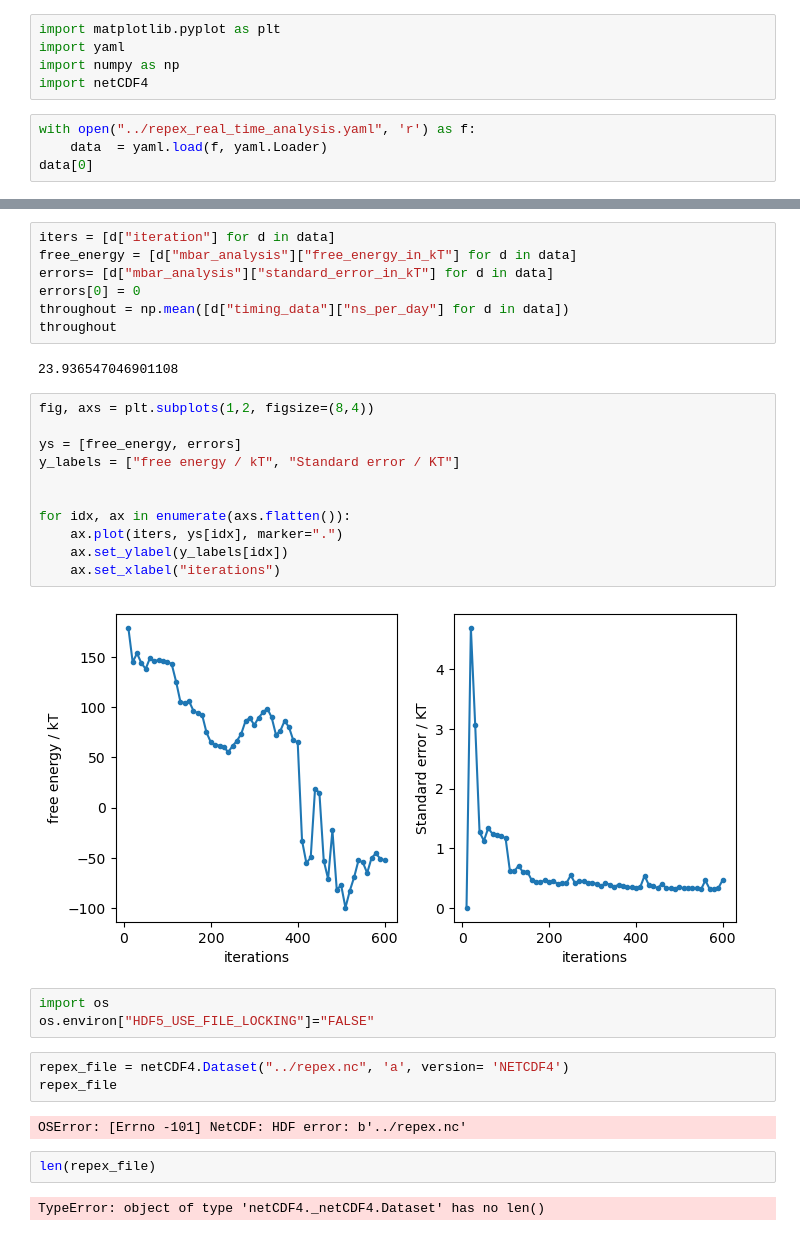
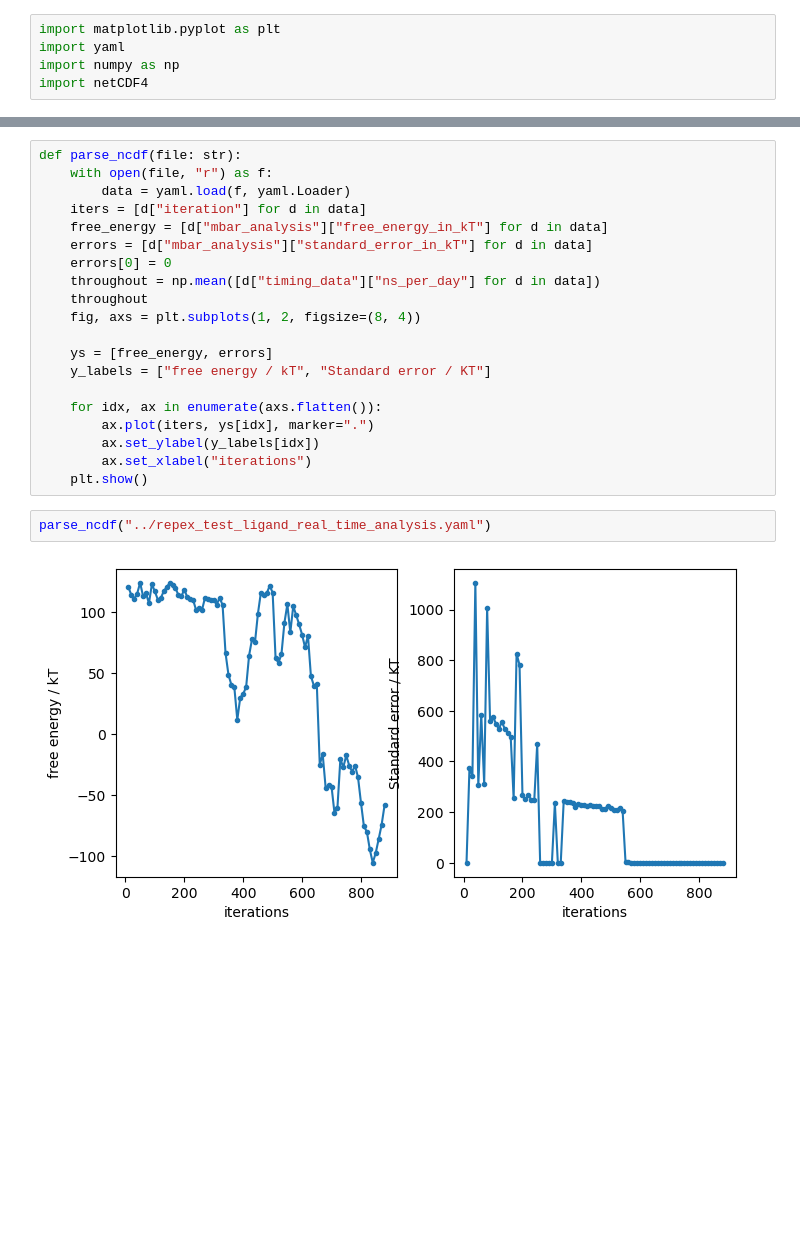
Before and after one commit to jharrymoore/mace, a Jupyter notebook: notebooks/analyse_replex.ipynb, the cells around one changed output, grey strips where cells are left out. Saved outputs shown, nothing was run; the diff lists cells and outputs as text; blank space fills up the shorter version.

Commit message:
update run_md, tidy up test files

```diff
--- a/notebooks/analyse_replex.ipynb
+++ b/notebooks/analyse_replex.ipynb
@@ -3,7 +3,3 @@ import matplotlib.pyplot as plt
 import yaml
 import numpy as np
 import netCDF4
-# %%
-with open("../repex_real_time_analysis.yaml", 'r') as f:
-    data  = yaml.load(f, yaml.Loader)
-data[0]
@@ -24,34 +6,24 @@ data[0]
 # %%
-iters = [d["iteration"] for d in data]
-free_energy = [d["mbar_analysis"]["free_energy_in_kT"] for d in data]
-errors= [d["mbar_analysis"]["standard_error_in_kT"] for d in data]
-errors[0] = 0
-throughout = np.mean([d["timing_data"]["ns_per_day"] for d in data])
-throughout
+def parse_ncdf(file: str):
+    with open(file, "r") as f:
+        data = yaml.load(f, yaml.Loader)
+    iters = [d["iteration"] for d in data]
+    free_energy = [d["mbar_analysis"]["free_energy_in_kT"] for d in data]
+    errors = [d["mbar_analysis"]["standard_error_in_kT"] for d in data]
+    errors[0] = 0
+    throughout = np.mean([d["timing_data"]["ns_per_day"] for d in data])
+    throughout
+    fig, axs = plt.subplots(1, 2, figsize=(8, 4))
+
+    ys = [free_energy, errors]
+    y_labels = ["free energy / kT", "Standard error / KT"]
+
+    for idx, ax in enumerate(axs.flatten()):
+        ax.plot(iters, ys[idx], marker=".")
+        ax.set_ylabel(y_labels[idx])
+        ax.set_xlabel("iterations")
+    plt.show()
-# %% [output]
-23.936547046901108
-# %%
-fig, axs = plt.subplots(1,2, figsize=(8,4))
-
-ys = [free_energy, errors]
-y_labels = ["free energy / kT", "Standard error / KT"]
-
-
-for idx, ax in enumerate(axs.flatten()):
-    ax.plot(iters, ys[idx], marker=".")
-    ax.set_ylabel(y_labels[idx])
-    ax.set_xlabel("iterations")
-# %% [output]
-[figure, removed]
-# %%
-import os
-os.environ["HDF5_USE_FILE_LOCKING"]="FALSE"
-# %%
-repex_file = netCDF4.Dataset("../repex.nc", 'a', version= 'NETCDF4')
-repex_file
-# %% [output]
-OSError: [Errno -101] NetCDF: HDF error: b'../repex.nc'
-# %%
-len(repex_file)
-# %% [output]
-TypeError: object of type 'netCDF4._netCDF4.Dataset' has no len()
+# %%
+parse_ncdf("../repex_test_ligand_real_time_analysis.yaml")
+# %% [output]
+[figure, added]
```
Also changed, not shown: parts of 1 cell of this notebook, 9 other files.
